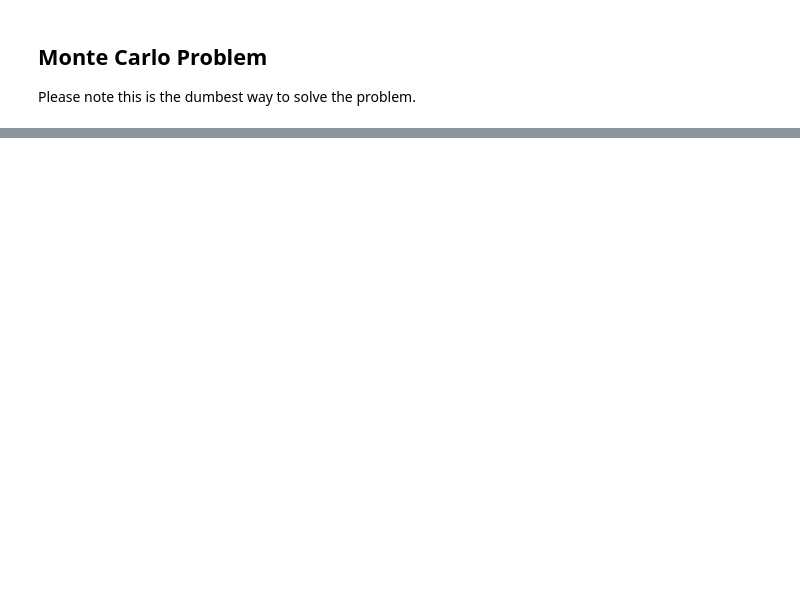
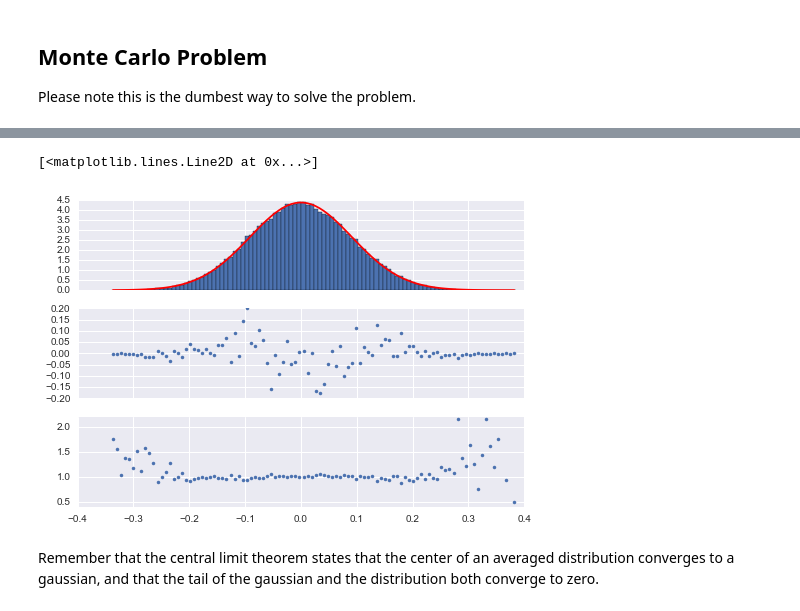
Before and after one commit to jgarst/AdvancedLab, a Jupyter notebook: IPython_Introduction/solutions.ipynb, the cells around one changed output, grey strips where cells are left out. Cells and saved outputs as stored; diff of their text form; code cells hidden in the pictures; blank space fills up the shorter version.

```diff
--- a/IPython_Introduction/solutions.ipynb
+++ b/IPython_Introduction/solutions.ipynb
@@ -35,0 +54,21 @@ error = efficiencies.std() / np.sqrt(trials)
+# %%
+fig, axes = plt.subplots(nrows=3, sharex=True);
+
+samples = 10
+repetitions = 10**5
+std = 1/np.sqrt(12 * samples)
+#axes[0].set_xlim(-5 * std, 5 * std)
+
+data = np.random.uniform(low=-0.5, high=0.5, size=(repetitions, samples))
+means = np.mean(data, axis=1)
+y, bin_edges, patches = axes[0].hist(means, bins=100, normed=True);
+bin_centers = 0.5 * (bin_edges[1:] + bin_edges[:-1])
+gauss = norm.pdf(bin_centers, scale=std)
+axes[0].plot(bin_centers, gauss, color='red')
+axes[1].plot(bin_centers, y - gauss, '.')
+axes[2].plot(bin_centers, gauss / y, '.')
+# %% [output]
+[<matplotlib.lines.Line2D at 0x...>]
+[figure, added]
+# %% [markdown]
+Remember that the central limit theorem states that the center of an averaged distribution converges to a gaussian, and that the tail of the gaussian and the distribution both converge to zero.
```
Also changed, not shown: parts of 3 cells of this notebook, 1 other file.
